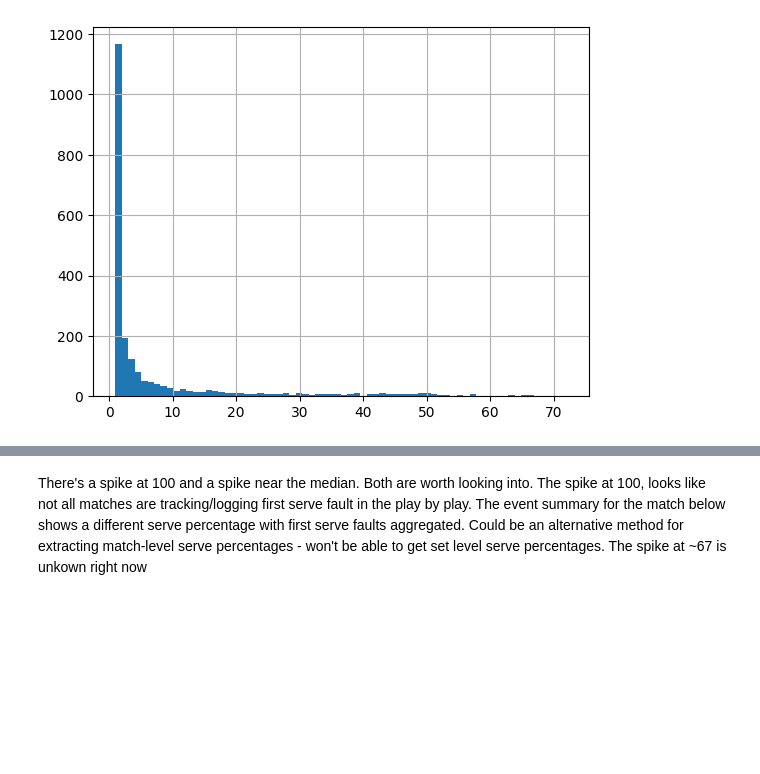
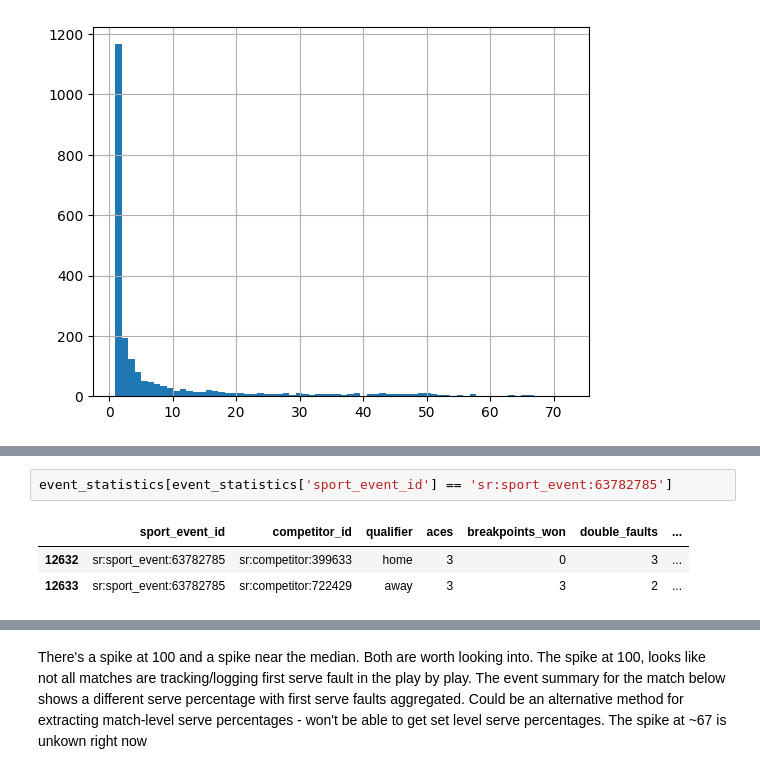
Before and after one commit to mattholden/tennis-origination, a Jupyter notebook: first_set_markets/first_serve_percentage.ipynb, the cells around one changed output, grey strips where cells are left out. Drawn from its saved outputs; the diff is of its cells as text; blank space fills up the shorter version.

```diff
--- a/first_set_markets/first_serve_percentage.ipynb
+++ b/first_set_markets/first_serve_percentage.ipynb
@@ -479,0 +505,6 @@ serve_stats_table['first_serve_percentage'].hist(bins=100)
+# %%
+event_statistics[event_statistics['sport_event_id'] == 'sr:sport_event:63782785']
+# %% [output]
+|  | sport_event_id | competitor_id | qualifier | aces | breakpoints_won | double_faults | ... |
+| 12632 | sr:sport_event:63782785 | sr:competitor:399633 | home | 3 | 0 | 3 | ... |
+| 12633 | sr:sport_event:63782785 | sr:competitor:722429 | away | 3 | 3 | 2 | ... |
```
Also changed, not shown: parts of 24 cells of this notebook.
